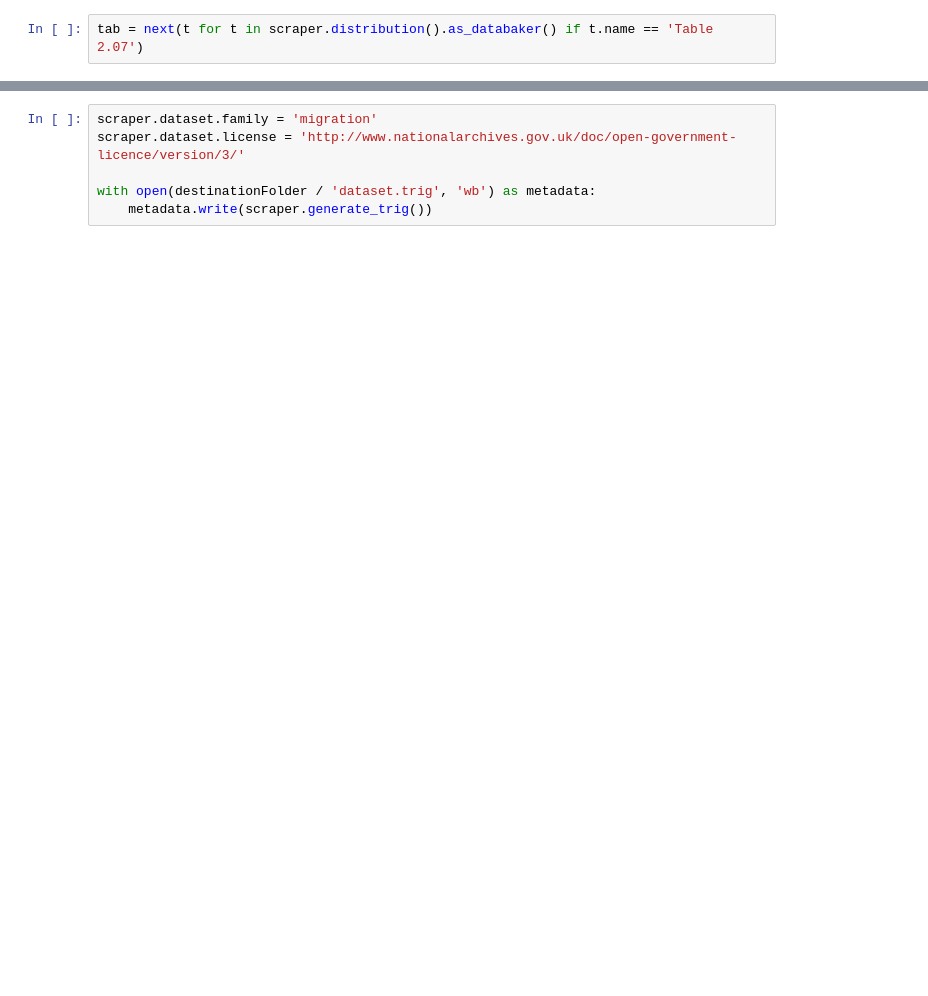
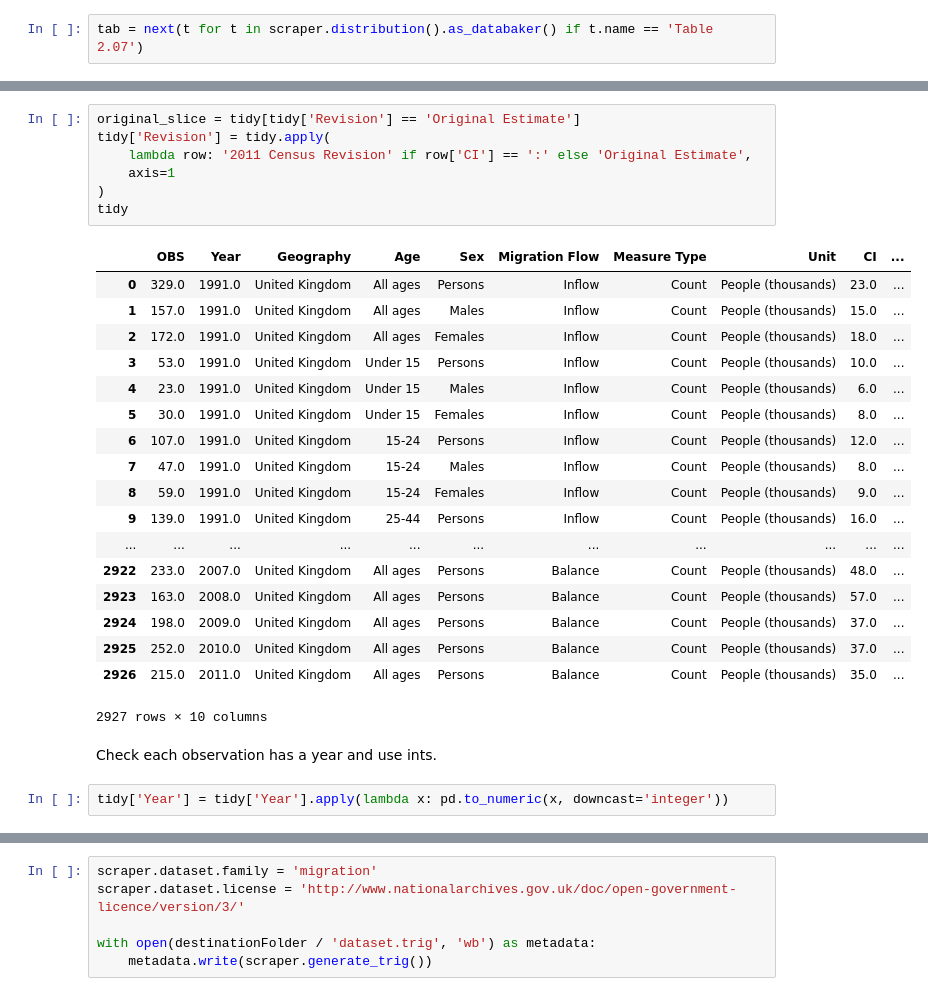
Before and after one commit to GSS-Cogs/ONS-LTIM-Age-and-Sex, a Jupyter notebook: Long-term international migration 2.07 Age and Sex.ipynb, the cells around one changed output, grey strips where cells are left out. Cells and saved outputs as stored; diff of their text form; blank space fills up the shorter version.

```diff
--- a/Long-term international migration 2.07 Age and Sex.ipynb
+++ b/Long-term international migration 2.07 Age and Sex.ipynb
@@ -499,0 +183,30 @@ new_table.to_csv(destinationFolder / ('tidydata2_7.csv'), index = False)
+# %%
+original_slice = tidy[tidy['Revision'] == 'Original Estimate']
+tidy['Revision'] = tidy.apply(
+    lambda row: '2011 Census Revision' if row['CI'] == ':' else 'Original Estimate',
+    axis=1
+)
+tidy
+# %% [output]
+|  | OBS | Year | Geography | Age | Sex | Migration Flow | Measure Type | Unit | CI | ... |
+| 0 | 329.0 | 1991.0 | United Kingdom | All ages | Persons | Inflow | Count | People (thousands) | 23.0 | ... |
+| 1 | 157.0 | 1991.0 | United Kingdom | All ages | Males | Inflow | Count | People (thousands) | 15.0 | ... |
+| 2 | 172.0 | 1991.0 | United Kingdom | All ages | Females | Inflow | Count | People (thousands) | 18.0 | ... |
+| 3 | 53.0 | 1991.0 | United Kingdom | Under 15 | Persons | Inflow | Count | People (thousands) | 10.0 | ... |
+| 4 | 23.0 | 1991.0 | United Kingdom | Under 15 | Males | Inflow | Count | People (thousands) | 6.0 | ... |
+| 5 | 30.0 | 1991.0 | United Kingdom | Under 15 | Females | Inflow | Count | People (thousands) | 8.0 | ... |
+| 6 | 107.0 | 1991.0 | United Kingdom | 15-24 | Persons | Inflow | Count | People (thousands) | 12.0 | ... |
+| 7 | 47.0 | 1991.0 | United Kingdom | 15-24 | Males | Inflow | Count | People (thousands) | 8.0 | ... |
+| 8 | 59.0 | 1991.0 | United Kingdom | 15-24 | Females | Inflow | Count | People (thousands) | 9.0 | ... |
+| 9 | 139.0 | 1991.0 | United Kingdom | 25-44 | Persons | Inflow | Count | People (thousands) | 16.0 | ... |
+| ... | ... | ... | ... | ... | ... | ... | ... | ... | ... | ... |
+| 2922 | 233.0 | 2007.0 | United Kingdom | All ages | Persons | Balance | Count | People (thousands) | 48.0 | ... |
+| 2923 | 163.0 | 2008.0 | United Kingdom | All ages | Persons | Balance | Count | People (thousands) | 57.0 | ... |
+| 2924 | 198.0 | 2009.0 | United Kingdom | All ages | Persons | Balance | Count | People (thousands) | 37.0 | ... |
+| 2925 | 252.0 | 2010.0 | United Kingdom | All ages | Persons | Balance | Count | People (thousands) | 37.0 | ... |
+| 2926 | 215.0 | 2011.0 | United Kingdom | All ages | Persons | Balance | Count | People (thousands) | 35.0 | ... |
+2927 rows × 10 columns
+# %% [markdown]
+Check each observation has a year and use ints.
+# %%
+tidy['Year'] = tidy['Year'].apply(lambda x: pd.to_numeric(x, downcast='integer'))
```
Also changed, not shown: parts of 82 cells of this notebook.
